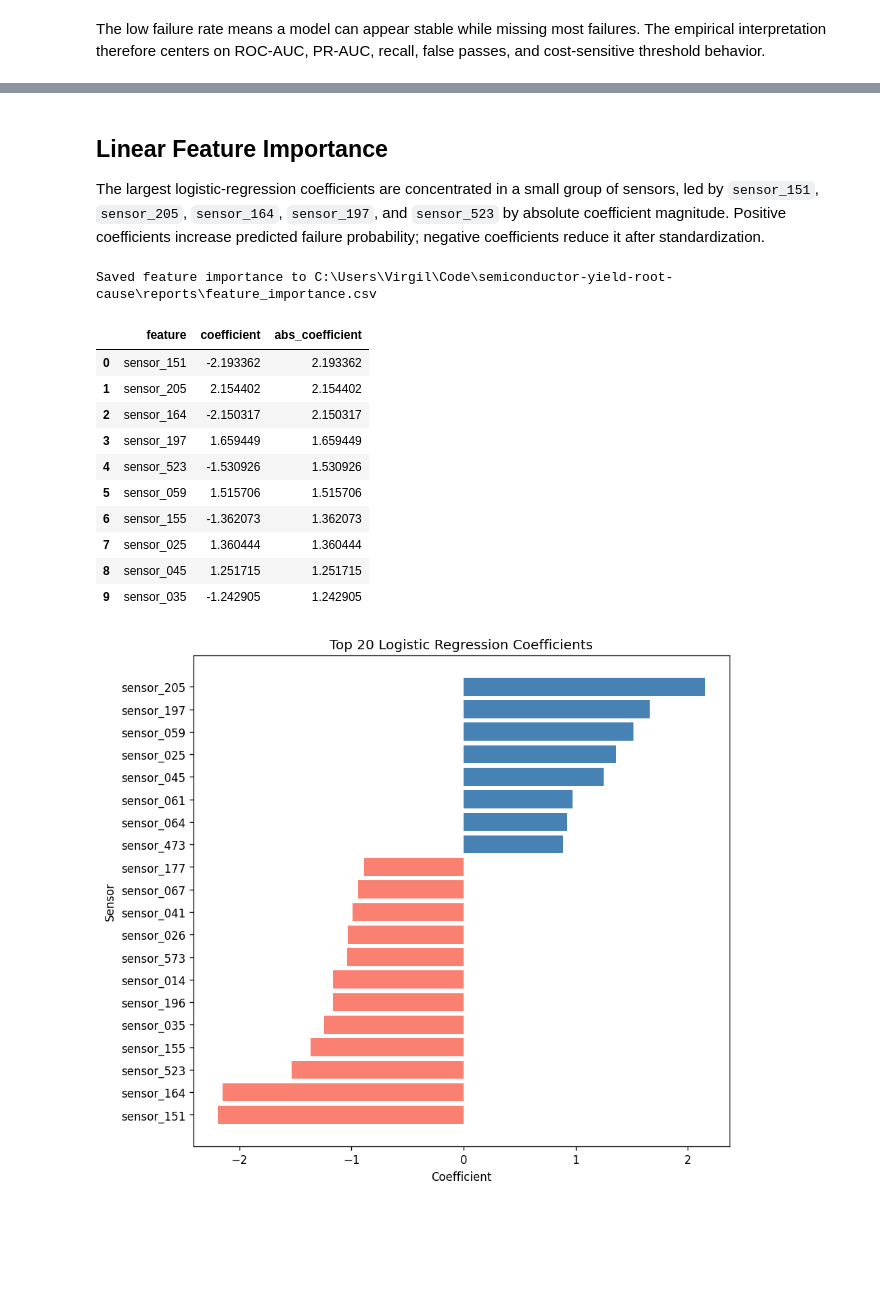
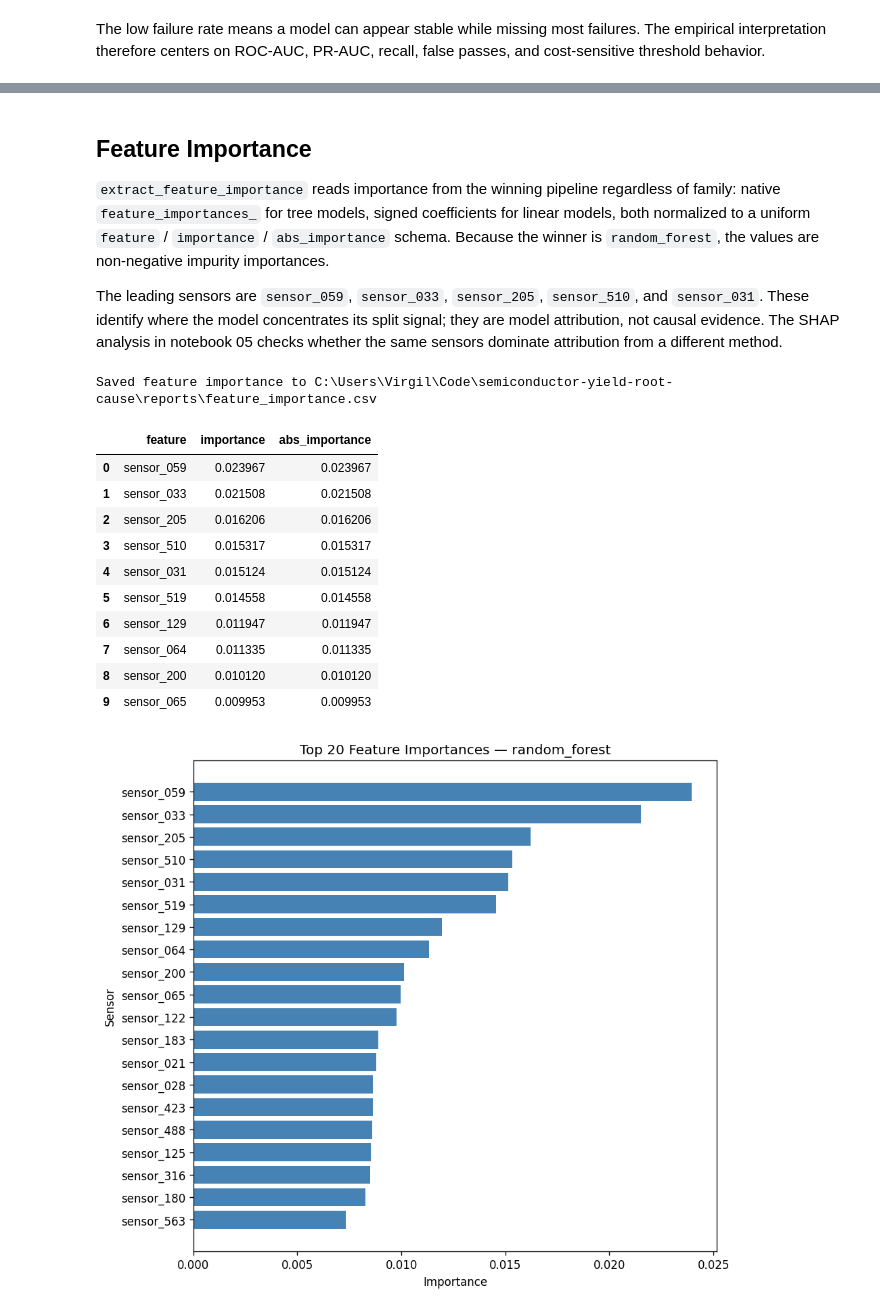
Before and after one commit to virgil-castillo/semiconductor-yield-root-cause, a Jupyter notebook: notebooks/04_model_training_evaluation.ipynb, the cells around one changed output, grey strips where cells are left out. Saved outputs shown, nothing was run; the diff lists cells and outputs as text; code cells hidden in the pictures; blank space fills up the shorter version.

```diff
--- a/notebooks/04_model_training_evaluation.ipynb
+++ b/notebooks/04_model_training_evaluation.ipynb
@@ -191,14 +235,28 @@ Saved metrics to C:\Users\Virgil\Code\semiconductor-yield-root-cause\reports\bas
 # %%
+pipeline = winning.estimator
+y_prob = pipeline.predict_proba(X_test)[:, 1]
+opt = find_optimal_threshold(
+    y_test, y_prob, cost_cfg.cost_matrix, cost_cfg.threshold_search
+)
+metrics = compute_metrics(y_test, y_prob, threshold=opt.threshold)
+save_metrics(metrics, reports_dir / "selected_model_metrics.json")
+
+print(format_report(metrics, winner))
+print(
+    f"\nCost-optimal threshold: {opt.threshold:.3f}; "
+    f"expected cost: {opt.expected_cost:.1f}"
+)
+
 cm = metrics.confusion_matrix
 confusion_df = pd.DataFrame(
     cm,
     index=["Actual pass", "Actual fail"],
     columns=["Predicted pass", "Predicted fail"],
 )
-false_pass = cm[1][0]
-false_fail = cm[0][1]
-
-print(f"False pass count: {false_pass}")
-print(f"False fail count: {false_fail}")
+# confusion_matrix layout is [[TN, FP], [FN, TP]]
+false_pass = cm[1][0]  # failing wafers predicted pass (escapes)
+false_fail = cm[0][1]  # passing wafers predicted fail (over-review)
+print(f"\nFalse passes (failure escapes): {false_pass}")
+print(f"False fails (unnecessary review): {false_fail}")
 confusion_df
 # %% [output]
@@ -278,38 +328,46 @@ At the 0.070 threshold, false passes fall from 16 to 7 while false fails rise fr
 # %% [markdown]
-## Linear Feature Importance
+## Feature Importance
 
-The largest logistic-regression coefficients are concentrated in a small group of sensors, led by `sensor_151`, `sensor_205`, `sensor_164`, `sensor_197`, and `sensor_523` by absolute coefficient magnitude. Positive coefficients increase predicted failure probability; negative coefficients reduce it after standardization.
+`extract_feature_importance` reads importance from the winning pipeline regardless of family: native `feature_importances_` for tree models, signed coefficients for linear models, both normalized to a uniform `feature` / `importance` / `abs_importance` schema. Because the winner is `random_forest`, the values are non-negative impurity importances.
+
+The leading sensors are `sensor_059`, `sensor_033`, `sensor_205`, `sensor_510`, and `sensor_031`. These identify where the model concentrates its split signal; they are model attribution, not causal evidence. The SHAP analysis in notebook 05 checks whether the same sensors dominate attribution from a different method.
 # %%
-importance_df = extract_lr_coefficients(pipeline, sensor_cols)
+importance_df = extract_feature_importance(pipeline, sensor_cols)
 
 importance_path = reports_dir / "feature_importance.csv"
 importance_df.to_csv(importance_path, index=False)
 
+figures_dir.mkdir(parents=True, exist_ok=True)
+plot_top_features(
+    importance_df,
+    top_n=20,
+    output_path=figures_dir / "feature_importance.png",
+    value_column="importance",
+)
+
 top_n = 20
-top_features = importance_df.head(top_n).sort_values("coefficient")
-colors = ["steelblue" if value >= 0 else "salmon" for value in top_features["coefficient"]]
-
+top_features = importance_df.head(top_n).iloc[::-1]
 fig, ax = plt.subplots(figsize=(8, 7))
-ax.barh(top_features["feature"], top_features["coefficient"], color=colors)
-ax.set_title(f"Top {top_n} Logistic Regression Coefficients")
-ax.set_xlabel("Coefficient")
+ax.barh(top_features["feature"], top_features["importance"], color="steelblue")
+ax.set_title(f"Top {top_n} Feature Importances — {winner}")
+ax.set_xlabel("Importance")
 ax.set_ylabel("Sensor")
 plt.tight_layout()
 
 print(f"Saved feature importance to {importance_path}")
 importance_df.head(10)
 # %% [output]
 Saved feature importance to C:\Users\Virgil\Code\semiconductor-yield-root-cause\reports\feature_importance.csv
-|  | feature | coefficient | abs_coefficient |
-| 0 | sensor_151 | -2.193362 | 2.193362 |
-| 1 | sensor_205 | 2.154402 | 2.154402 |
-| 2 | sensor_164 | -2.150317 | 2.150317 |
-| 3 | sensor_197 | 1.659449 | 1.659449 |
-| 4 | sensor_523 | -1.530926 | 1.530926 |
-| 5 | sensor_059 | 1.515706 | 1.515706 |
-| 6 | sensor_155 | -1.362073 | 1.362073 |
-| 7 | sensor_025 | 1.360444 | 1.360444 |
-| 8 | sensor_045 | 1.251715 | 1.251715 |
-| 9 | sensor_035 | -1.242905 | 1.242905 |
+|  | feature | importance | abs_importance |
+| 0 | sensor_059 | 0.023967 | 0.023967 |
+| 1 | sensor_033 | 0.021508 | 0.021508 |
+| 2 | sensor_205 | 0.016206 | 0.016206 |
+| 3 | sensor_510 | 0.015317 | 0.015317 |
+| 4 | sensor_031 | 0.015124 | 0.015124 |
+| 5 | sensor_519 | 0.014558 | 0.014558 |
+| 6 | sensor_129 | 0.011947 | 0.011947 |
+| 7 | sensor_064 | 0.011335 | 0.011335 |
+| 8 | sensor_200 | 0.010120 | 0.010120 |
+| 9 | sensor_065 | 0.009953 | 0.009953 |
-[figure, old version]
+[figure, new version]
 # %% [markdown]
```
Also changed, not shown: parts of 20 cells of this notebook, 7 other files.
